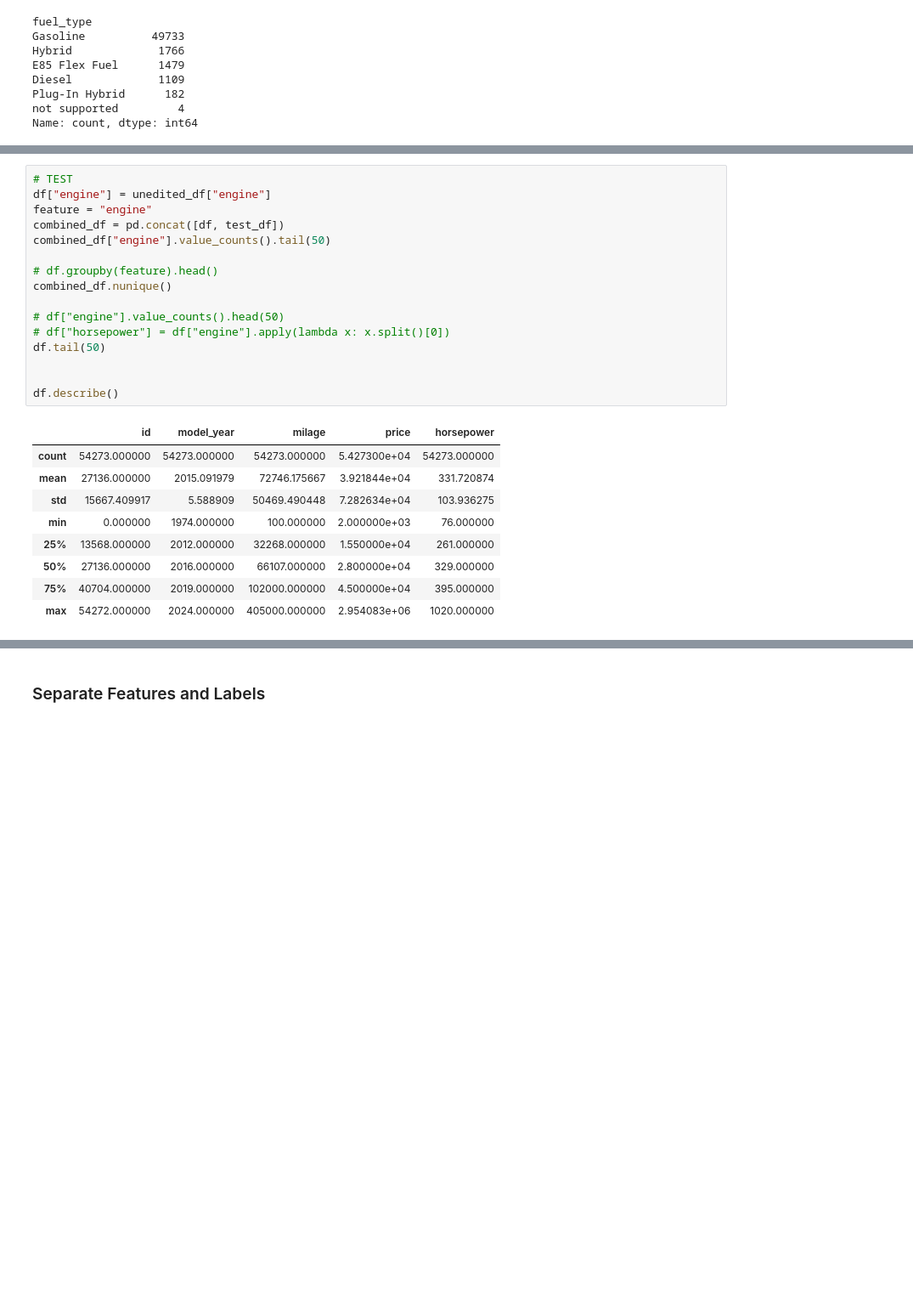
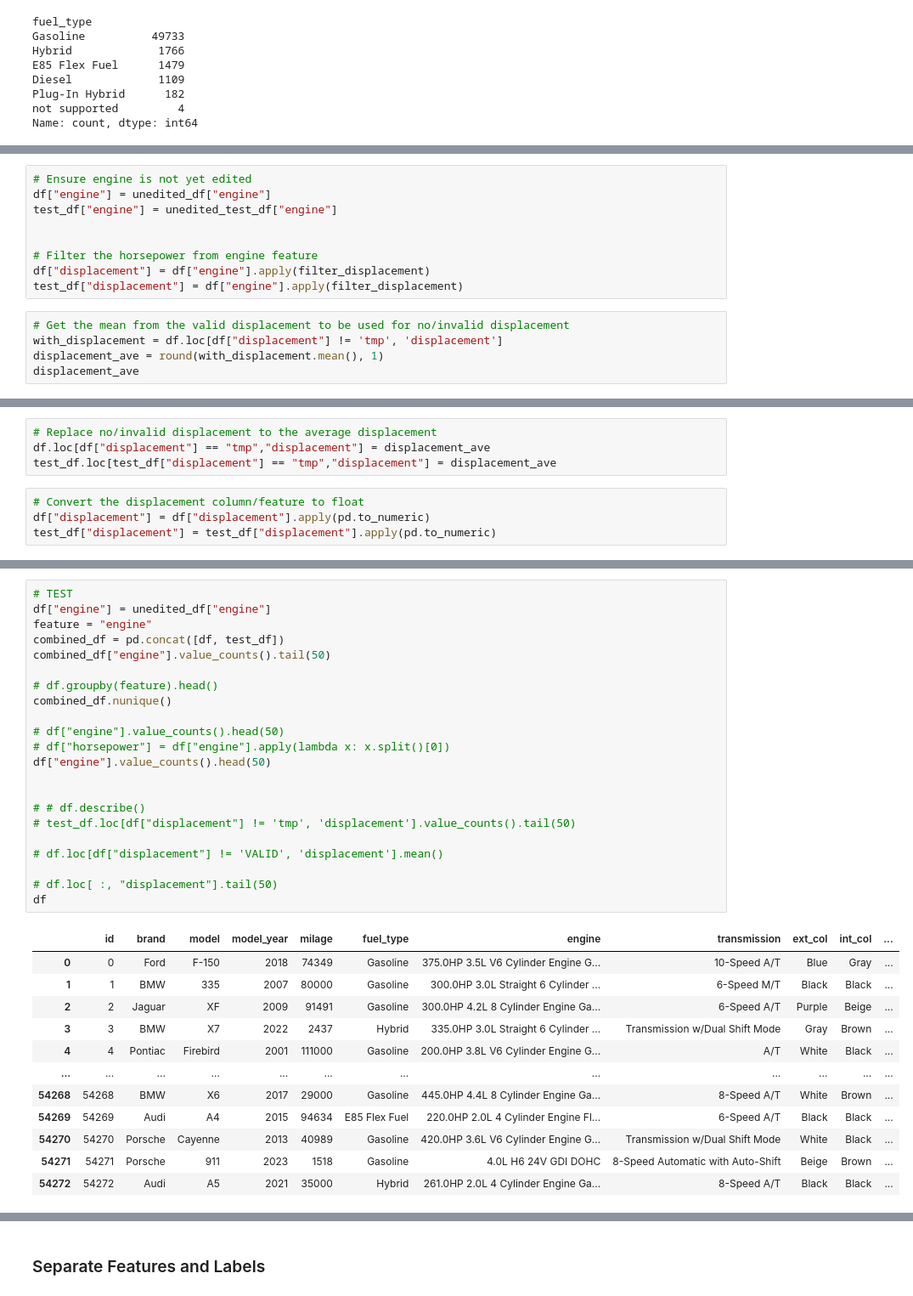
Before and after one commit to SiegfredLorelle/kagglex-car-price-prediction, a Jupyter notebook: kagglex-car-price.ipynb, the cells around one changed output, grey strips where cells are left out. Shown at 85% size. Drawn from its saved outputs; the diff is of its cells as text; blank space fills up the shorter version.

Commit message:
Extract displacement from engine feature

```diff
--- a/kagglex-car-price.ipynb
+++ b/kagglex-car-price.ipynb
@@ -354,0 +381,14 @@ Name: horsepower, dtype: int64
+# %%
+# Ensure engine is not yet edited
+df["engine"] = unedited_df["engine"]
+test_df["engine"] = unedited_test_df["engine"]
+
+
+# Filter the horsepower from engine feature
+df["displacement"] = df["engine"].apply(filter_displacement)
+test_df["displacement"] = df["engine"].apply(filter_displacement)
+# %%
+# Get the mean from the valid displacement to be used for no/invalid displacement
+with_displacement = df.loc[df["displacement"] != 'tmp', 'displacement']
+displacement_ave = round(with_displacement.mean(), 1)
+displacement_ave
@@ -354,0 +397,8 @@ Name: horsepower, dtype: int64
+# %%
+# Replace no/invalid displacement to the average displacement
+df.loc[df["displacement"] == "tmp","displacement"] = displacement_ave
+test_df.loc[test_df["displacement"] == "tmp","displacement"] = displacement_ave
+# %%
+# Convert the displacement column/feature to float
+df["displacement"] = df["displacement"].apply(pd.to_numeric)
+test_df["displacement"] = test_df["displacement"].apply(pd.to_numeric)
@@ -355,26 +439,35 @@ Name: horsepower, dtype: int64
 # %%
 # TEST
 df["engine"] = unedited_df["engine"]
 feature = "engine"
 combined_df = pd.concat([df, test_df])
 combined_df["engine"].value_counts().tail(50)
 
 # df.groupby(feature).head()
 combined_df.nunique()
 
 # df["engine"].value_counts().head(50)
 # df["horsepower"] = df["engine"].apply(lambda x: x.split()[0])
-df.tail(50)
+df["engine"].value_counts().head(50)
 
 
-df.describe()
+# # df.describe()
+# test_df.loc[df["displacement"] != 'tmp', 'displacement'].value_counts().tail(50)
+
+# df.loc[df["displacement"] != 'VALID', 'displacement'].mean()
+
+# df.loc[ :, "displacement"].tail(50)
+df
 # %% [output]
-|  | id | model_year | milage | price | horsepower |
-| count | 54273.000000 | 54273.000000 | 54273.000000 | 5.427300e+04 | 54273.000000 |
-| mean | 27136.000000 | 2015.091979 | 72746.175667 | 3.921844e+04 | 331.720874 |
-| std | 15667.409917 | 5.588909 | 50469.490448 | 7.282634e+04 | 103.936275 |
-| min | 0.000000 | 1974.000000 | 100.000000 | 2.000000e+03 | 76.000000 |
-| 25% | 13568.000000 | 2012.000000 | 32268.000000 | 1.550000e+04 | 261.000000 |
-| 50% | 27136.000000 | 2016.000000 | 66107.000000 | 2.800000e+04 | 329.000000 |
-| 75% | 40704.000000 | 2019.000000 | 102000.000000 | 4.500000e+04 | 395.000000 |
-| max | 54272.000000 | 2024.000000 | 405000.000000 | 2.954083e+06 | 1020.000000 |
+|  | id | brand | model | model_year | milage | fuel_type | engine | transmission | ext_col | int_col | ... |
+| 0 | 0 | Ford | F-150 | 2018 | 74349 | Gasoline | 375.0HP 3.5L V6 Cylinder Engine G... | 10-Speed A/T | Blue | Gray | ... |
+| 1 | 1 | BMW | 335 | 2007 | 80000 | Gasoline | 300.0HP 3.0L Straight 6 Cylinder ... | 6-Speed M/T | Black | Black | ... |
+| 2 | 2 | Jaguar | XF | 2009 | 91491 | Gasoline | 300.0HP 4.2L 8 Cylinder Engine Ga... | 6-Speed A/T | Purple | Beige | ... |
+| 3 | 3 | BMW | X7 | 2022 | 2437 | Hybrid | 335.0HP 3.0L Straight 6 Cylinder ... | Transmission w/Dual Shift Mode | Gray | Brown | ... |
+| 4 | 4 | Pontiac | Firebird | 2001 | 111000 | Gasoline | 200.0HP 3.8L V6 Cylinder Engine G... | A/T | White | Black | ... |
+| ... | ... | ... | ... | ... | ... | ... | ... | ... | ... | ... | ... |
+| 54268 | 54268 | BMW | X6 | 2017 | 29000 | Gasoline | 445.0HP 4.4L 8 Cylinder Engine Ga... | 8-Speed A/T | White | Brown | ... |
+| 54269 | 54269 | Audi | A4 | 2015 | 94634 | E85 Flex Fuel | 220.0HP 2.0L 4 Cylinder Engine Fl... | 6-Speed A/T | Black | Black | ... |
+| 54270 | 54270 | Porsche | Cayenne | 2013 | 40989 | Gasoline | 420.0HP 3.6L V6 Cylinder Engine G... | Transmission w/Dual Shift Mode | White | Black | ... |
+| 54271 | 54271 | Porsche | 911 | 2023 | 1518 | Gasoline | 4.0L H6 24V GDI DOHC | 8-Speed Automatic with Auto-Shift | Beige | Brown | ... |
+| 54272 | 54272 | Audi | A5 | 2021 | 35000 | Hybrid | 261.0HP 2.0L 4 Cylinder Engine Ga... | 8-Speed A/T | Black | Black | ... |
```
Also changed, not shown: parts of 21 cells of this notebook.
